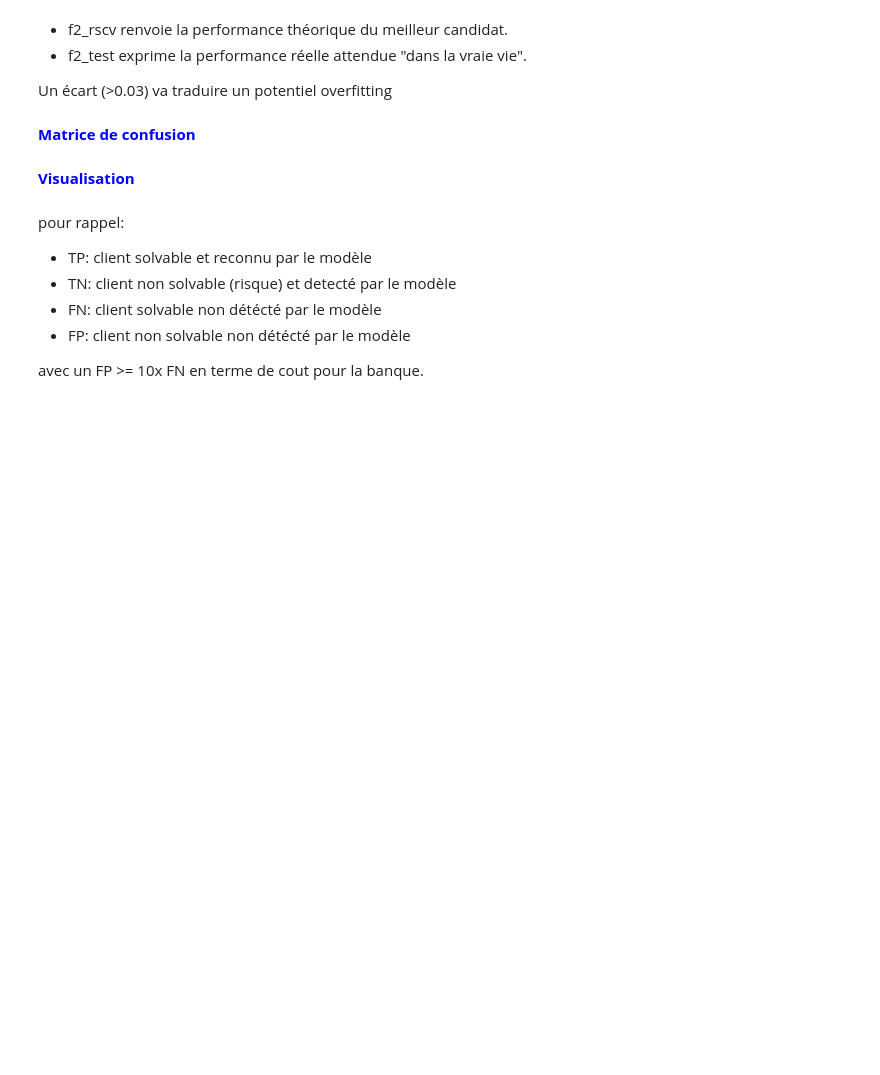
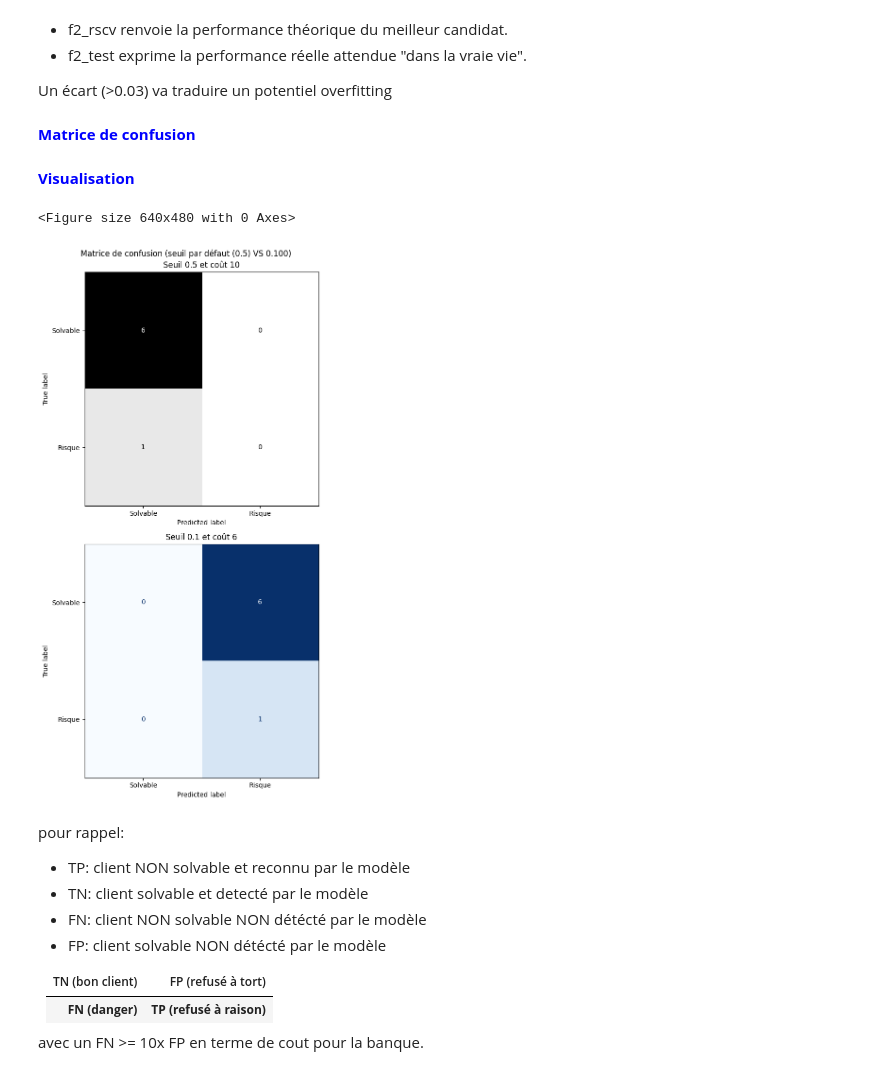
Before and after one commit to S-S-Zheng/Openclassrooms_P6, a Jupyter notebook: notebooks/P6_part4.ipynb, the cells around one changed output. Drawn from its saved outputs; the diff is of its cells as text; code cells hidden in the pictures; blank space fills up the shorter version.

Commit message:
part4: Optimisations avec cout métier validés

```diff
--- a/notebooks/P6_part4.ipynb
+++ b/notebooks/P6_part4.ipynb
@@ -466,33 +551,40 @@ confusionMatrix_plot = ConfusionMatrixDisplay(
 # %%
 # ===================== VISU ==========================
 
 confusionMatrix_fig, (ax_def, ax_opt) = plt.subplots(2, 1, figsize=(6, 12))
 
 # defaut
 confusionMatrix_plot_default.plot(ax=ax_def, cmap='Greys', colorbar=False)
-ax_def.set_title("Seuil 0.5", fontsize=12)
+ax_def.set_title(f"Seuil 0.5 et coût {fn*10+fp}", fontsize=12)
 
 # opt
 confusionMatrix_plot.plot(ax=ax_opt, cmap='Blues', colorbar=False)
-ax_opt.set_title(f"Seuil {optimal_thresh}", fontsize=12)
+ax_opt.set_title(f"Seuil {optimal_thresh} et coût {int(min_cost)}", fontsize=12)
 
-plt.title(f"Matrice de confusion (seuil par défaut (0.5) VS {optimal_thresh:.3f})")
+plt.suptitle(f"Matrice de confusion (seuil par défaut (0.5) VS {optimal_thresh:.3f})")
 plt.tight_layout()
 
 
 plt.show()
+# %% [output]
+<Figure size 640x480 with 0 Axes>
+[figure, added]
 # %%
 # ======================= LOGGING ======================================
 
 mlflow.log_figure(confusionMatrix_fig, "Matrice_confusion_jeux_test.png")
 # %% [markdown]
 pour rappel:
-- TP: client solvable et reconnu par le modèle
-- TN: client non solvable (risque) et detecté par le modèle
-- FN: client solvable non détécté par le modèle
-- FP: client non solvable non détécté par le modèle
+- TP: client NON solvable et reconnu par le modèle
+- TN: client solvable et detecté par le modèle
+- FN: client NON solvable NON détécté par le modèle
+- FP: client solvable NON détécté par le modèle
 
-avec un FP >= 10x FN en terme de cout pour la banque.
+| TN (bon client) | FP (refusé à tort)
+|----|------
+| **FN (danger)** | **TP (refusé à raison)**
+
+avec un FN >= 10x FP en terme de cout pour la banque.
 # %%
 # END_RUN()
 mlflow.end_run()
```
Also changed, not shown: parts of 17 cells of this notebook, 3 other files.
